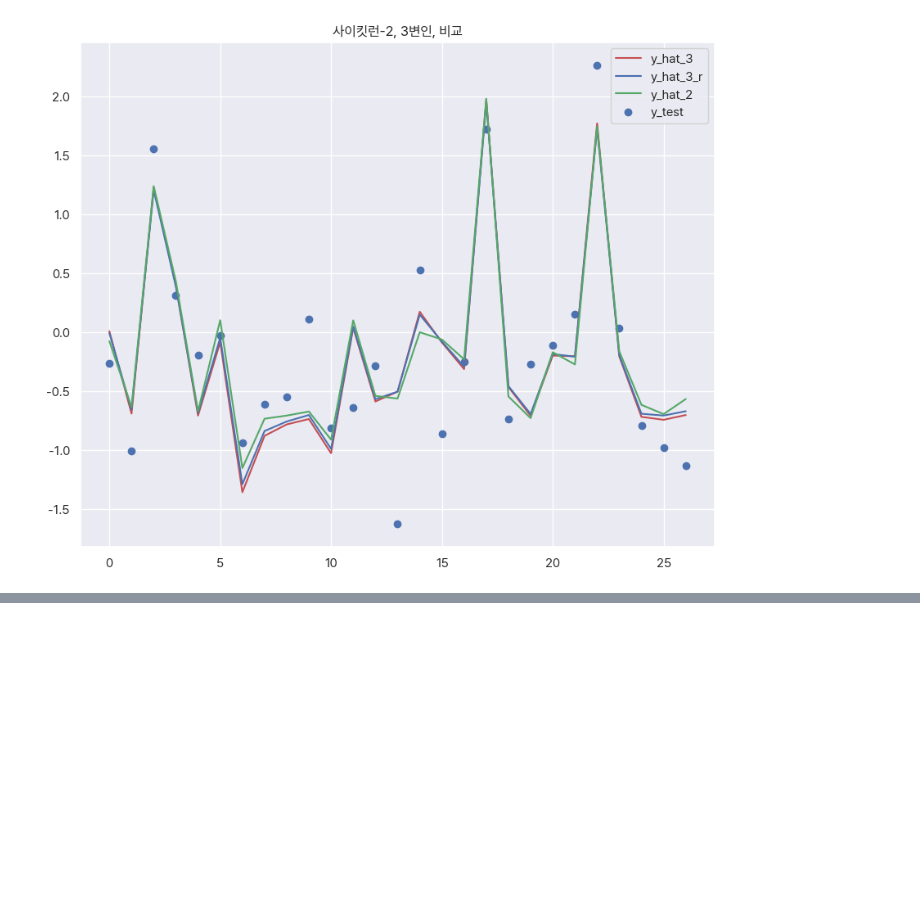
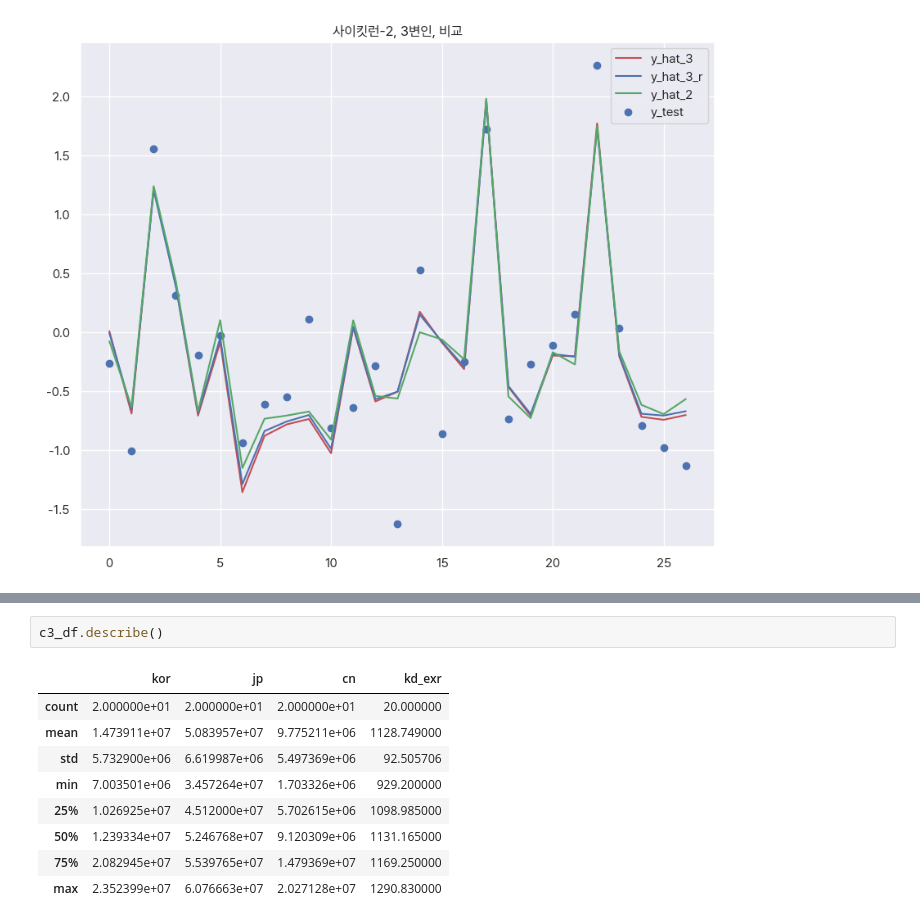
Before and after one commit to crpAsian/termp, a Jupyter notebook: car.ipynb, the cells around one changed output, grey strips where cells are left out. Drawn from its saved outputs; the diff is of its cells as text; blank space fills up the shorter version.

```diff
--- a/car.ipynb
+++ b/car.ipynb
@@ -363,0 +388,12 @@ plt.tight_layout
+# %%
+c3_df.describe()
+# %% [output]
+|  | kor | jp | cn | kd_exr |
+| count | 2.000000e+01 | 2.000000e+01 | 2.000000e+01 | 20.000000 |
+| mean | 1.473911e+07 | 5.083957e+07 | 9.775211e+06 | 1128.749000 |
+| std | 5.732900e+06 | 6.619987e+06 | 5.497369e+06 | 92.505706 |
+| min | 7.003501e+06 | 3.457264e+07 | 1.703326e+06 | 929.200000 |
+| 25% | 1.026925e+07 | 4.512000e+07 | 5.702615e+06 | 1098.985000 |
+| 50% | 1.239334e+07 | 5.246768e+07 | 9.120309e+06 | 1131.165000 |
+| 75% | 2.082945e+07 | 5.539765e+07 | 1.479369e+07 | 1169.250000 |
+| max | 2.352399e+07 | 6.076663e+07 | 2.027128e+07 | 1290.830000 |
```
Also changed, not shown: parts of 10 cells of this notebook.
